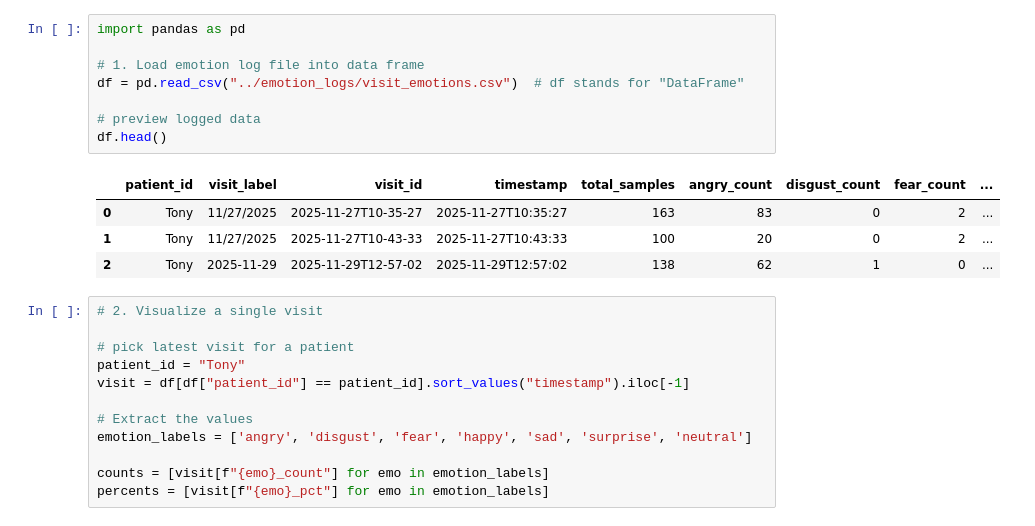
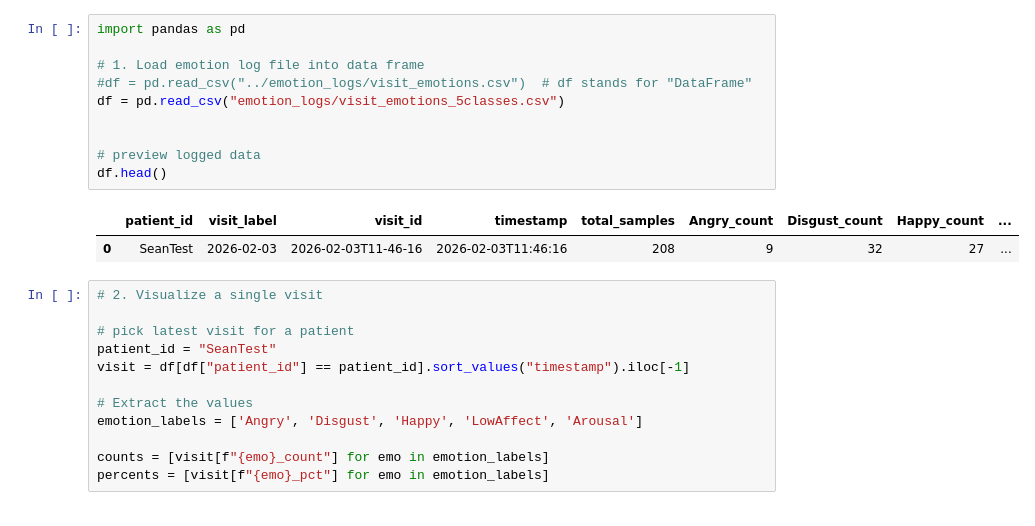
Before and after one commit to seanrrice/Dr_AI, a Jupyter notebook: emotion_pipeline/emotion_trend_analysis.ipynb, the cells around one changed output. Cells and saved outputs as stored; diff of their text form.

```diff
--- a/emotion_pipeline/emotion_trend_analysis.ipynb
+++ b/emotion_pipeline/emotion_trend_analysis.ipynb
@@ -1,25 +1,25 @@
 # %%
 import pandas as pd
 
 # 1. Load emotion log file into data frame
-df = pd.read_csv("../emotion_logs/visit_emotions.csv")  # df stands for "DataFrame"
+#df = pd.read_csv("../emotion_logs/visit_emotions.csv")  # df stands for "DataFrame"
+df = pd.read_csv("emotion_logs/visit_emotions_5classes.csv")
+
 
 # preview logged data
 df.head()
 # %% [output]
-|  | patient_id | visit_label | visit_id | timestamp | total_samples | angry_count | disgust_count | fear_count | ... |
-| 0 | Tony | 11/27/2025 | 2025-11-27T10-35-27 | 2025-11-27T10:35:27 | 163 | 83 | 0 | 2 | ... |
-| 1 | Tony | 11/27/2025 | 2025-11-27T10-43-33 | 2025-11-27T10:43:33 | 100 | 20 | 0 | 2 | ... |
-| 2 | Tony | 2025-11-29 | 2025-11-29T12-57-02 | 2025-11-29T12:57:02 | 138 | 62 | 1 | 0 | ... |
+|  | patient_id | visit_label | visit_id | timestamp | total_samples | Angry_count | Disgust_count | Happy_count | ... |
+| 0 | SeanTest | 2026-02-03 | 2026-02-03T11-46-16 | 2026-02-03T11:46:16 | 208 | 9 | 32 | 27 | ... |
 # %%
 # 2. Visualize a single visit
 
 # pick latest visit for a patient
-patient_id = "Tony"
+patient_id = "SeanTest"
 visit = df[df["patient_id"] == patient_id].sort_values("timestamp").iloc[-1]
 
 # Extract the values
-emotion_labels = ['angry', 'disgust', 'fear', 'happy', 'sad', 'surprise', 'neutral']
+emotion_labels = ['Angry', 'Disgust', 'Happy', 'LowAffect', 'Arousal']
 
 counts = [visit[f"{emo}_count"] for emo in emotion_labels]
 percents = [visit[f"{emo}_pct"] for emo in emotion_labels]
```
Also changed, not shown: parts of 4 cells of this notebook, 1 other file.
